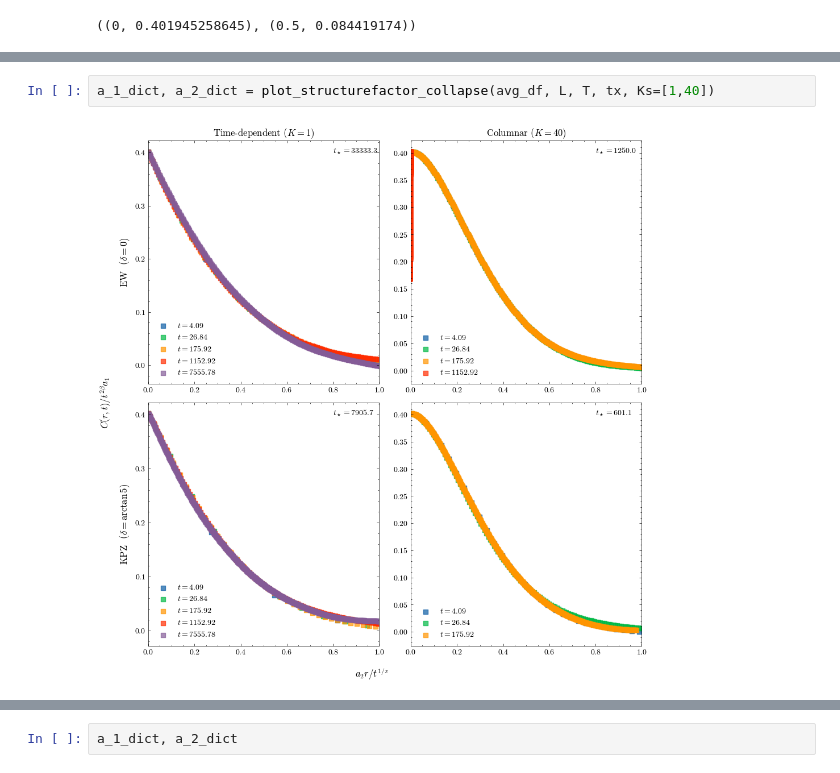
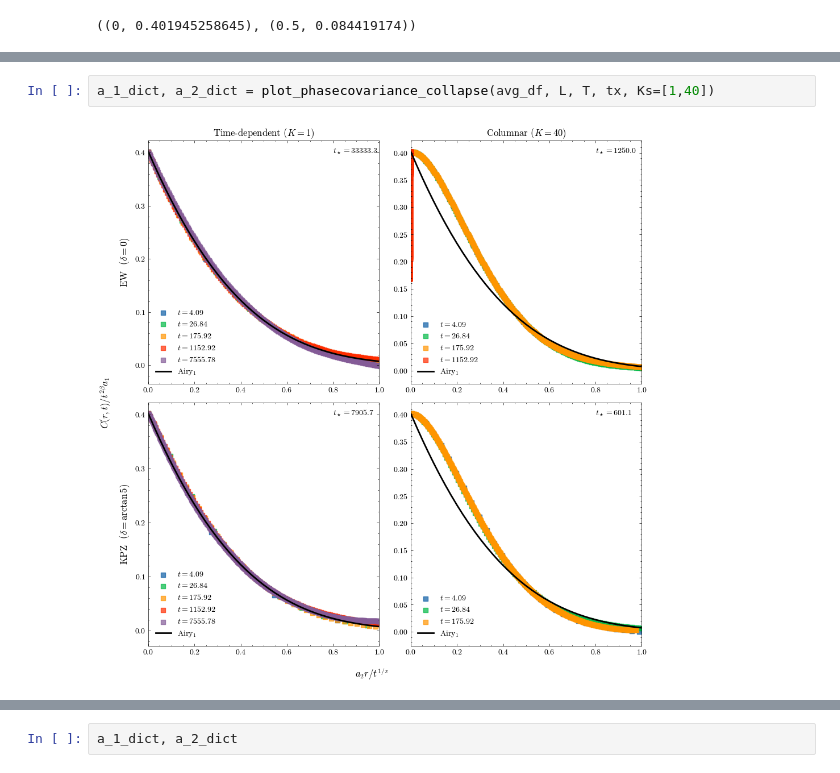
Before and after one commit to goznalo-git/RoughKuramoto, a Jupyter notebook: 5-Covariance.ipynb, the cells around one changed output, grey strips where cells are left out. Cells and saved outputs as stored; diff of their text form.

Commit message:
Plotting helper split in two, Airy values plotted

```diff
--- a/5-Covariance.ipynb
+++ b/5-Covariance.ipynb
@@ -345,4 +190,4 @@ plt.show()
 # %%
-a_1_dict, a_2_dict = plot_structurefactor_collapse(avg_df, L, T, tx, Ks=[1,40])
+a_1_dict, a_2_dict = plot_phasecovariance_collapse(avg_df, L, T, tx, Ks=[1,40])
 # %% [output]
-[figure, old version]
+[figure, new version]
```
Also changed, not shown: parts of 7 cells of this notebook, 7 other files.
